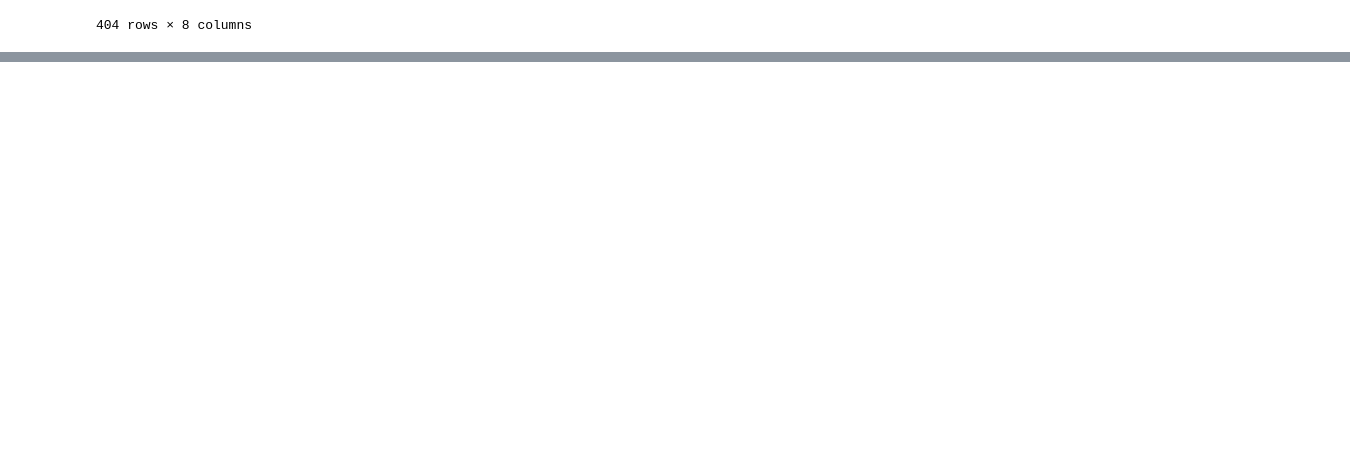
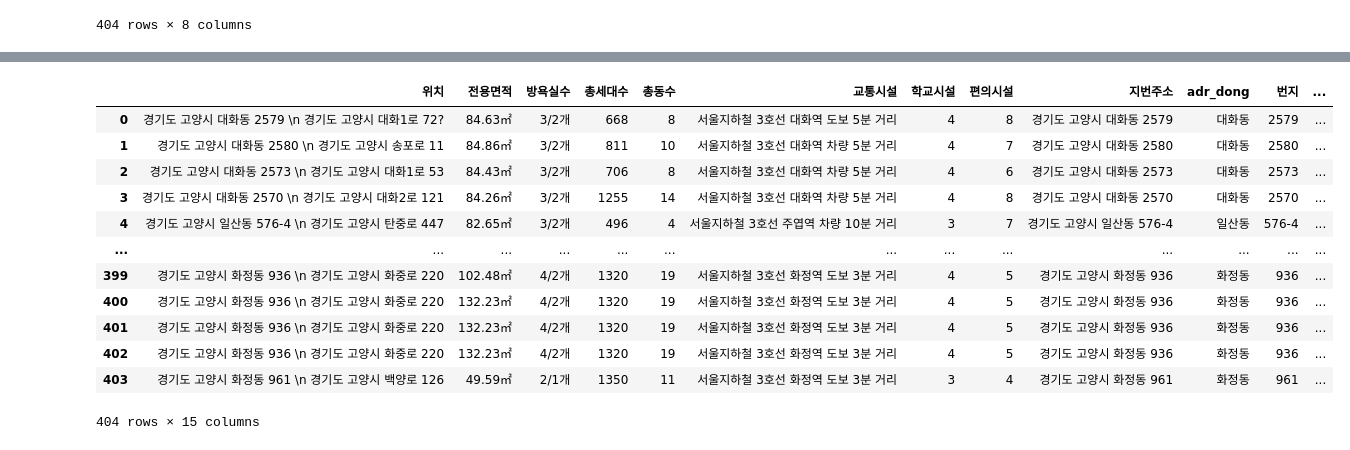
Before and after one commit to ZDRSJ/DA, a Jupyter notebook: EDA_code_file/crawling.ipynb, the cells around one changed output, grey strips where cells are left out. Saved outputs shown, nothing was run; the diff lists cells and outputs as text; code cells hidden in the pictures; blank space fills up the shorter version.

```diff
--- a/crawling.ipynb
+++ b/EDA_code_file/crawling.ipynb
@@ -63,11 +41,4 @@ df
-# %%
-# 전용면적
-# df= df[['adr_gu', 'adr_dong', '번지', '본번', '부번', '도로명', '단지명', '전용면적(㎡)', '면적라벨', '거래금액(만원)', 'm2당금액(만원)', '건축년도', '계약년', '계약월']]
-df['전용면적(㎡)'] = df.전용면적.str.split('㎡').str[0]
-
-# 방/욕실수
-df['room'] = df.방/욕실수.str.split('/').str[0] # 방개수
-df['bath'] = df.방/욕실수.str.split('/').str[1] # 욕실수
-
-# 총세대수
-df[''] = df.방/욕실수.str.split('/').str[0]
+# %%
+# 컬럼별 결측값 확인
+pd.set_option('display.max_rows', None)
+df.isnull().sum()
@@ -73,0 +55,57 @@ df[''] = df.방/욕실수.str.split('/').str[0]
+# %%
+# 특정 컬럼 전처리 및 분리
+# 위치(동/번지) 분리
+df['지번주소'] = df.위치.str.split('\n ').str[0]
+df['adr_dong'] = df.지번주소.str.split(' ').str[2]
+df['번지'] = df.지번주소.str.split(' ').str[3]
+
+# 전용면적
+df['전용면적(㎡)'] = df.전용면적.str.split('㎡').str[0]
+
+# 방/욕실수
+df = df.rename(columns={'방/욕실수': '방욕실수'})
+df['room'] = df.방욕실수.str.split('/').str[0] # 방개수
+df['bath'] = df.방욕실수.str.split('/').str[1] # 욕실수
+df['bath'] = df.bath.str.split('개').str[0] # 욕실수
+
+# 총세대수
+df['총세대수'] = df.총세대수.str.split('세대').str[0]
+
+# 총동수
+df['총동수'] = df.총동수.str.split('개동').str[0]
+
+# 교통시설 라벨링 함수 정의
+def traffic_labeling(x):
+    if type(x) == float:  # 결측치의 타입이 float여서 해당 조건문 정의 - 교통시설 없으면 라벨 0(가장 하위)
+        return 0
+    elif '도보' in x:  # 도보, 도보&차량이면 라벨 2(가장 상위)
+        return 2
+    elif '차량' in x:  # 차량이면 라벨1(중간)
+        return 1
+
+df['traffic_label'] = df['교통시설'].apply(traffic_labeling)
+
+# 학교시설 및 편의시설
+pd.set_option('display.max_rows', 20)
+df['학교시설'] = df.학교시설.str.split(',')
+df['편의시설'] = df.편의시설.str.split(',')
+
+# null == float
+df['학교시설'] = df['학교시설'].map(lambda x : 0 if type(x) == float else len(x))
+df['편의시설'] = df['편의시설'].map(lambda x : 0 if type(x) == float else len(x))
+
+df
+# %% [output]
+|  | 위치 | 전용면적 | 방욕실수 | 총세대수 | 총동수 | 교통시설 | 학교시설 | 편의시설 | 지번주소 | adr_dong | 번지 | ... |
+| 0 | 경기도 고양시 대화동 2579 \n 경기도 고양시 대화1로 72? | 84.63㎡ | 3/2개 | 668 | 8 | 서울지하철 3호선 대화역 도보 5분 거리 | 4 | 8 | 경기도 고양시 대화동 2579 | 대화동 | 2579 | ... |
+| 1 | 경기도 고양시 대화동 2580 \n 경기도 고양시 송포로 11 | 84.86㎡ | 3/2개 | 811 | 10 | 서울지하철 3호선 대화역 차량 5분 거리 | 4 | 7 | 경기도 고양시 대화동 2580 | 대화동 | 2580 | ... |
+| 2 | 경기도 고양시 대화동 2573 \n 경기도 고양시 대화1로 53 | 84.43㎡ | 3/2개 | 706 | 8 | 서울지하철 3호선 대화역 차량 5분 거리 | 4 | 6 | 경기도 고양시 대화동 2573 | 대화동 | 2573 | ... |
+| 3 | 경기도 고양시 대화동 2570 \n 경기도 고양시 대화2로 121 | 84.26㎡ | 3/2개 | 1255 | 14 | 서울지하철 3호선 대화역 차량 5분 거리 | 4 | 8 | 경기도 고양시 대화동 2570 | 대화동 | 2570 | ... |
+| 4 | 경기도 고양시 일산동 576-4 \n 경기도 고양시 탄중로 447 | 82.65㎡ | 3/2개 | 496 | 4 | 서울지하철 3호선 주엽역 차량 10분 거리 | 3 | 7 | 경기도 고양시 일산동 576-4 | 일산동 | 576-4 | ... |
+| ... | ... | ... | ... | ... | ... | ... | ... | ... | ... | ... | ... | ... |
+| 399 | 경기도 고양시 화정동 936 \n 경기도 고양시 화중로 220 | 102.48㎡ | 4/2개 | 1320 | 19 | 서울지하철 3호선 화정역 도보 3분 거리 | 4 | 5 | 경기도 고양시 화정동 936 | 화정동 | 936 | ... |
+| 400 | 경기도 고양시 화정동 936 \n 경기도 고양시 화중로 220 | 132.23㎡ | 4/2개 | 1320 | 19 | 서울지하철 3호선 화정역 도보 3분 거리 | 4 | 5 | 경기도 고양시 화정동 936 | 화정동 | 936 | ... |
+| 401 | 경기도 고양시 화정동 936 \n 경기도 고양시 화중로 220 | 132.23㎡ | 4/2개 | 1320 | 19 | 서울지하철 3호선 화정역 도보 3분 거리 | 4 | 5 | 경기도 고양시 화정동 936 | 화정동 | 936 | ... |
+| 402 | 경기도 고양시 화정동 936 \n 경기도 고양시 화중로 220 | 132.23㎡ | 4/2개 | 1320 | 19 | 서울지하철 3호선 화정역 도보 3분 거리 | 4 | 5 | 경기도 고양시 화정동 936 | 화정동 | 936 | ... |
+| 403 | 경기도 고양시 화정동 961 \n 경기도 고양시 백양로 126 | 49.59㎡ | 2/1개 | 1350 | 11 | 서울지하철 3호선 화정역 도보 3분 거리 | 3 | 4 | 경기도 고양시 화정동 961 | 화정동 | 961 | ... |
+404 rows × 15 columns
```
Also changed, not shown: parts of 6 cells of this notebook, 2 other files.
